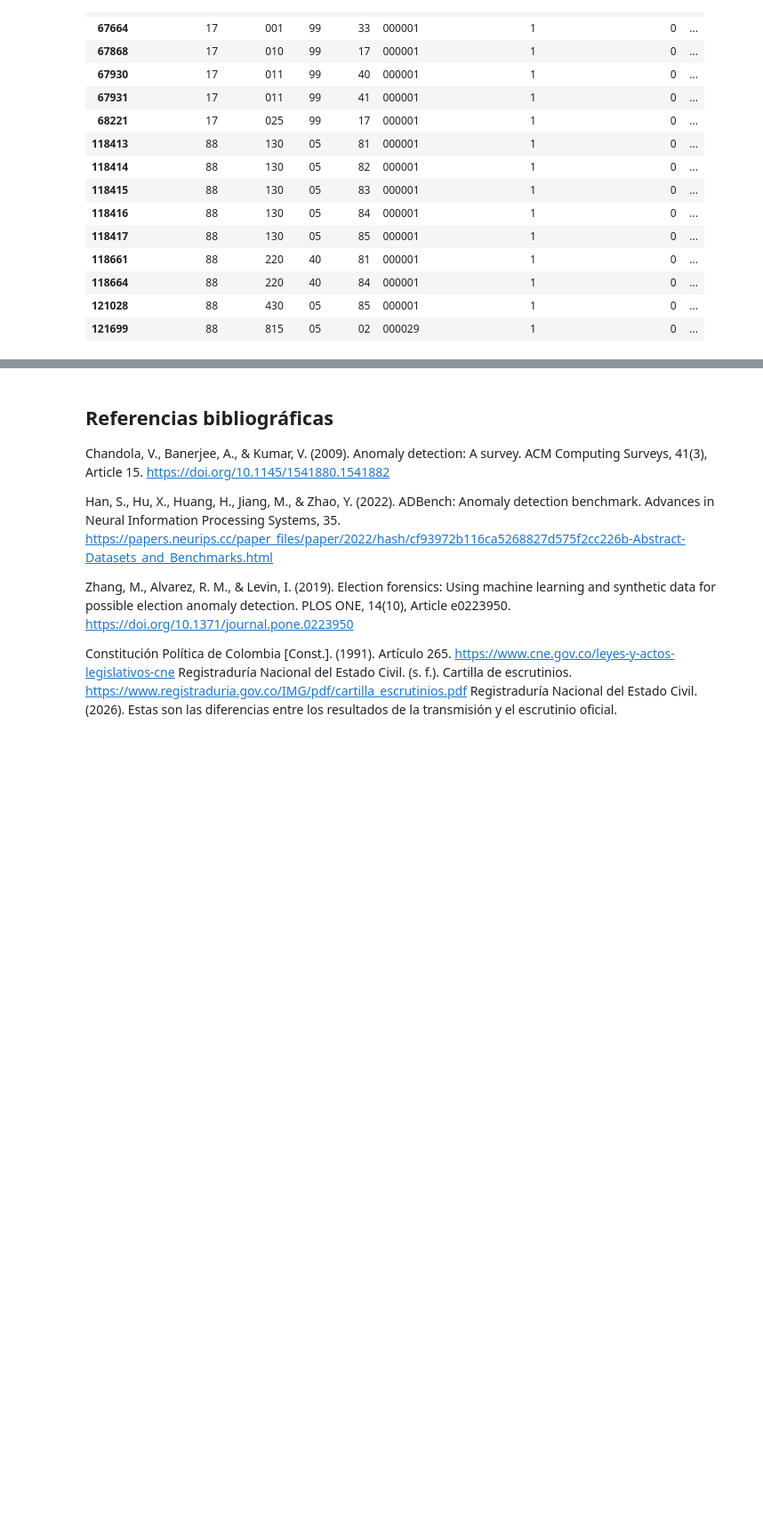
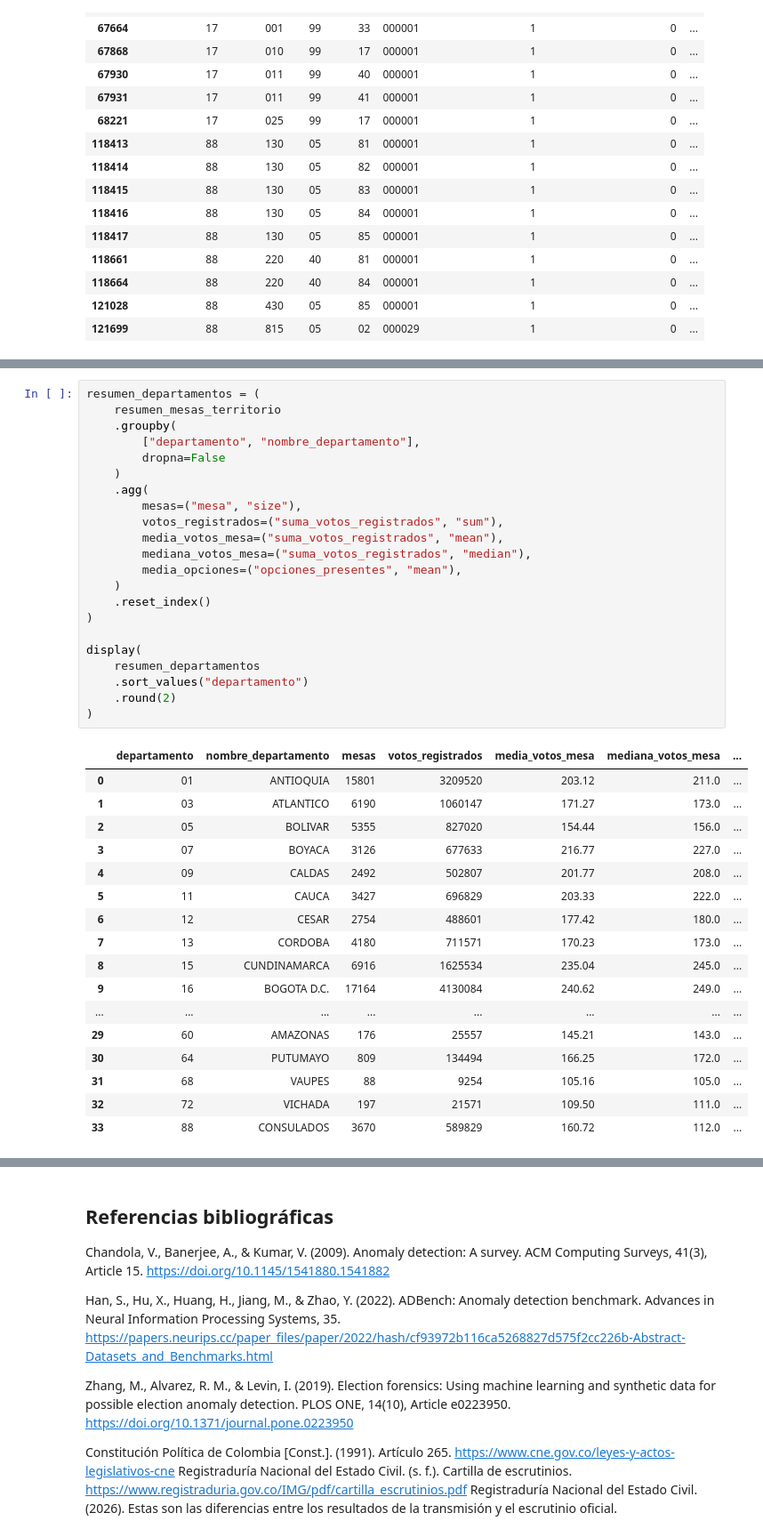
Before and after one commit to byepesg/ml-final-project, a Jupyter notebook: notebooks/02_data_understanding/Copy_of_M2U3_fase_2_Entendimiento_de_los_datos.ipynb, the cells around one changed output, grey strips where cells are left out. Shown at 89% size. Drawn from its saved outputs; the diff is of its cells as text; blank space fills up the shorter version.

```diff
--- a/notebooks/02_data_understanding/Copy_of_M2U3_fase_2_Entendimiento_de_los_datos.ipynb
+++ b/notebooks/02_data_understanding/Copy_of_M2U3_fase_2_Entendimiento_de_los_datos.ipynb
@@ -2278,0 +2668,40 @@ Mesas con las menores sumas de votos registrados
+# %%
+resumen_departamentos = (
+    resumen_mesas_territorio
+    .groupby(
+        ["departamento", "nombre_departamento"],
+        dropna=False
+    )
+    .agg(
+        mesas=("mesa", "size"),
+        votos_registrados=("suma_votos_registrados", "sum"),
+        media_votos_mesa=("suma_votos_registrados", "mean"),
+        mediana_votos_mesa=("suma_votos_registrados", "median"),
+        media_opciones=("opciones_presentes", "mean"),
+    )
+    .reset_index()
+)
+
+display(
+    resumen_departamentos
+    .sort_values("departamento")
+    .round(2)
+)
+# %% [output]
+|  | departamento | nombre_departamento | mesas | votos_registrados | media_votos_mesa | mediana_votos_mesa | ... |
+| 0 | 01 | ANTIOQUIA | 15801 | 3209520 | 203.12 | 211.0 | ... |
+| 1 | 03 | ATLANTICO | 6190 | 1060147 | 171.27 | 173.0 | ... |
+| 2 | 05 | BOLIVAR | 5355 | 827020 | 154.44 | 156.0 | ... |
+| 3 | 07 | BOYACA | 3126 | 677633 | 216.77 | 227.0 | ... |
+| 4 | 09 | CALDAS | 2492 | 502807 | 201.77 | 208.0 | ... |
+| 5 | 11 | CAUCA | 3427 | 696829 | 203.33 | 222.0 | ... |
+| 6 | 12 | CESAR | 2754 | 488601 | 177.42 | 180.0 | ... |
+| 7 | 13 | CORDOBA | 4180 | 711571 | 170.23 | 173.0 | ... |
+| 8 | 15 | CUNDINAMARCA | 6916 | 1625534 | 235.04 | 245.0 | ... |
+| 9 | 16 | BOGOTA D.C. | 17164 | 4130084 | 240.62 | 249.0 | ... |
+| ... | ... | ... | ... | ... | ... | ... | ... |
+| 29 | 60 | AMAZONAS | 176 | 25557 | 145.21 | 143.0 | ... |
+| 30 | 64 | PUTUMAYO | 809 | 134494 | 166.25 | 172.0 | ... |
+| 31 | 68 | VAUPES | 88 | 9254 | 105.16 | 105.0 | ... |
+| 32 | 72 | VICHADA | 197 | 21571 | 109.50 | 111.0 | ... |
+| 33 | 88 | CONSULADOS | 3670 | 589829 | 160.72 | 112.0 | ... |
```
Also changed, not shown: parts of 12 cells of this notebook.
